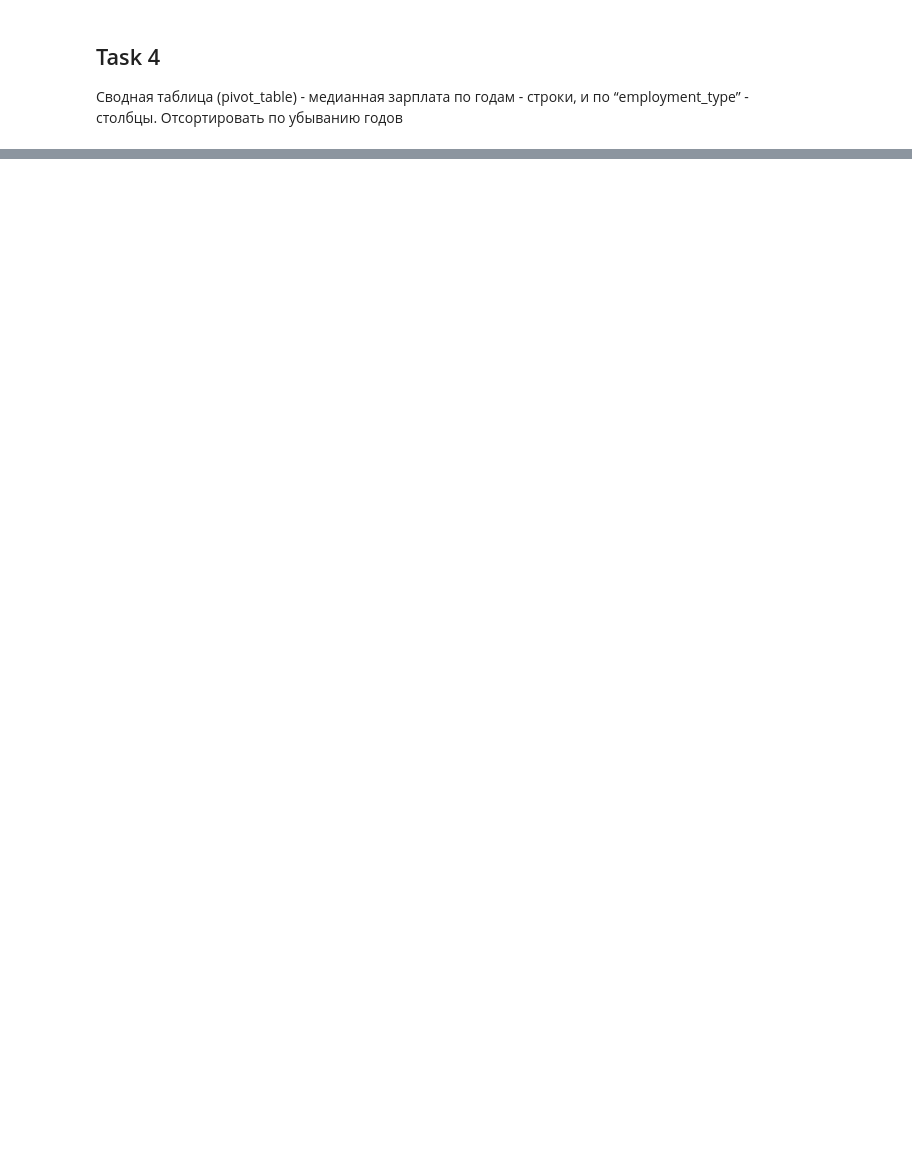
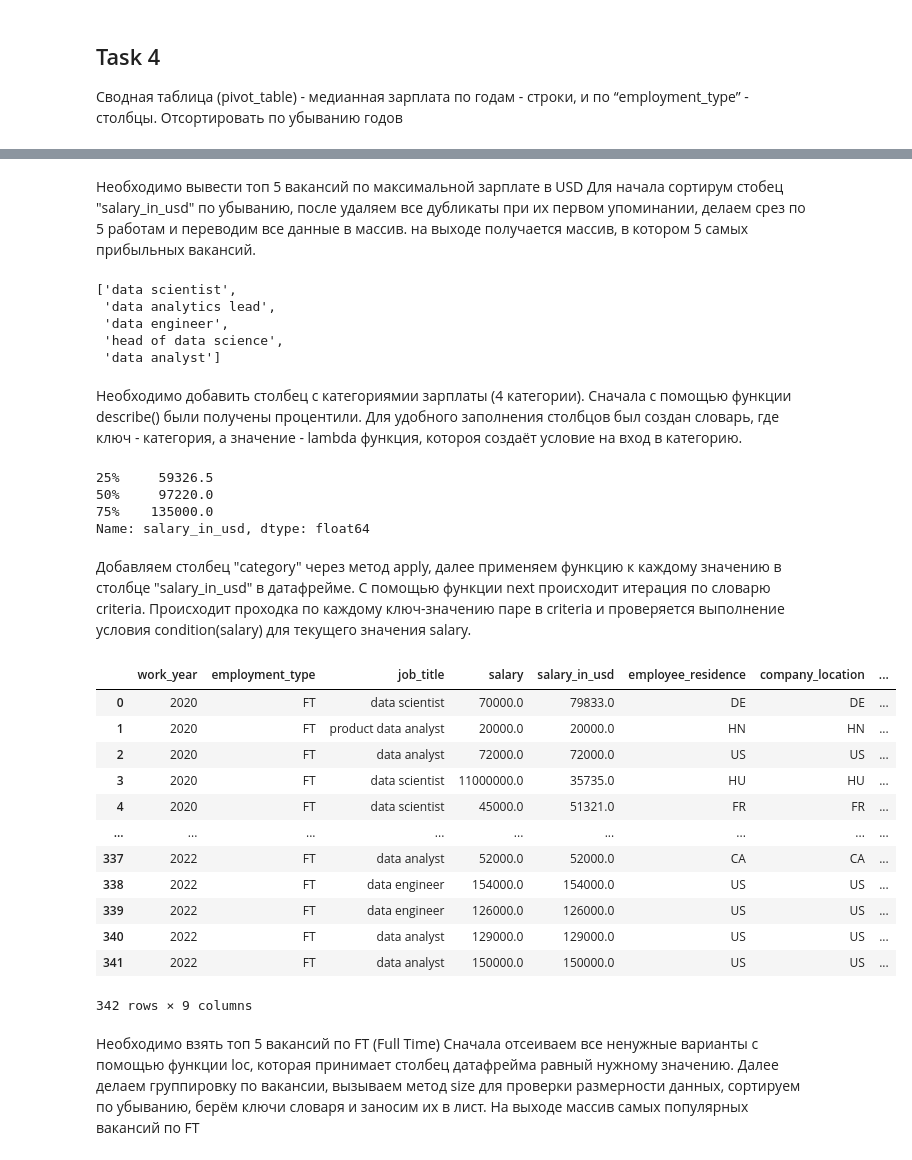
Before and after one commit to Irbis174/data-analysis, a Jupyter notebook: 1 лаба/ЛР-1_Головкин_7.ipynb, the cells around one changed output, grey strips where cells are left out. Cells and saved outputs as stored; diff of their text form; code cells hidden in the pictures; blank space fills up the shorter version.

```diff
--- a/1 лаба/ЛР-1_Головкин_7.ipynb
+++ b/1 лаба/ЛР-1_Головкин_7.ipynb
@@ -75,2 +82,4 @@ memory usage: 25.2+ KB
+# %%
+df['work_year'] = df['work_year'].astype('int64')
 # %% [markdown]
 ### Оценка столбцов с числовыми значениями
@@ -277,0 +337,54 @@ df.pivot_table(index=['work_year', 'employment_type'], aggfunc='median').sort_in
+# %% [markdown]
+Необходимо вывести топ 5 вакансий по максимальной зарплате в USD
+Для начала сортирум стобец "salary_in_usd" по убыванию, после удаляем все дубликаты при их первом упоминании, делаем срез по 5 работам и переводим все данные в массив.
+на выходе получается массив, в котором 5 самых прибыльных вакансий.
+# %%
+df.sort_values(['salary_in_usd'], ascending = False).drop_duplicates('job_title', keep = 'first')['job_title'][:5].to_list()
+# %% [output]
+['data scientist',
+ 'data analytics lead',
+ 'data engineer',
+ 'head of data science',
+ 'data analyst']
+# %% [markdown]
+Необходимо добавить столбец с категориямии зарплаты (4 категории).
+Сначала с помощью функции describe() были получены процентили.
+Для удобного заполнения столбцов был создан словарь, где ключ - категория, а значение - lambda функция, котороя создаёт условие на вход в категорию.
+# %%
+percentiles = df['salary_in_usd'].describe().loc[['25%', '50%', '75%']]
+criteria = {
+    'low': lambda x: x <= percentiles['25%'],
+    'medium': lambda x: percentiles['25%'] < x <= percentiles['50%'],
+    'high': lambda x: percentiles['50%'] < x <= percentiles['75%'],
+    'very high': lambda x: percentiles['75%'] < x
+            }
+percentiles
+# %% [output]
+25%     59326.5
+50%     97220.0
+75%    135000.0
+Name: salary_in_usd, dtype: float64
+# %% [markdown]
+Добавляем столбец "category" через метод apply, далее применяем функцию к каждому значению в столбце "salary_in_usd" в датафрейме. С помощью функции next происходит итерация по словарю criteria. Происходит проходка по каждому ключ-значению паре в criteria и проверяется выполнение условия condition(salary) для текущего значения salary.
+# %%
+df['category'] = df['salary_in_usd'].apply(lambda salary: next((category for category, condition in criteria.items() if condition(salary)), None))
+df
+# %% [output]
+|  | work_year | employment_type | job_title | salary | salary_in_usd | employee_residence | company_location | ... |
+| 0 | 2020 | FT | data scientist | 70000.0 | 79833.0 | DE | DE | ... |
+| 1 | 2020 | FT | product data analyst | 20000.0 | 20000.0 | HN | HN | ... |
+| 2 | 2020 | FT | data analyst | 72000.0 | 72000.0 | US | US | ... |
+| 3 | 2020 | FT | data scientist | 11000000.0 | 35735.0 | HU | HU | ... |
+| 4 | 2020 | FT | data scientist | 45000.0 | 51321.0 | FR | FR | ... |
+| ... | ... | ... | ... | ... | ... | ... | ... | ... |
+| 337 | 2022 | FT | data analyst | 52000.0 | 52000.0 | CA | CA | ... |
+| 338 | 2022 | FT | data engineer | 154000.0 | 154000.0 | US | US | ... |
+| 339 | 2022 | FT | data engineer | 126000.0 | 126000.0 | US | US | ... |
+| 340 | 2022 | FT | data analyst | 129000.0 | 129000.0 | US | US | ... |
+| 341 | 2022 | FT | data analyst | 150000.0 | 150000.0 | US | US | ... |
+342 rows × 9 columns
+# %% [markdown]
+Необходимо взять топ 5 вакансий по FT (Full Time)
+Сначала отсеиваем все ненужные варианты с помощью функции loc, которая принимает столбец датафрейма равный нужному значению.
+Далее делаем группировку по вакансии, вызываем метод size для проверки размерности данных, сортируем по убыванию, берём ключи словаря и заносим их в лист.
+На выходе массив самых популярных вакансий по FT
```
Also changed, not shown: parts of 25 cells of this notebook.
